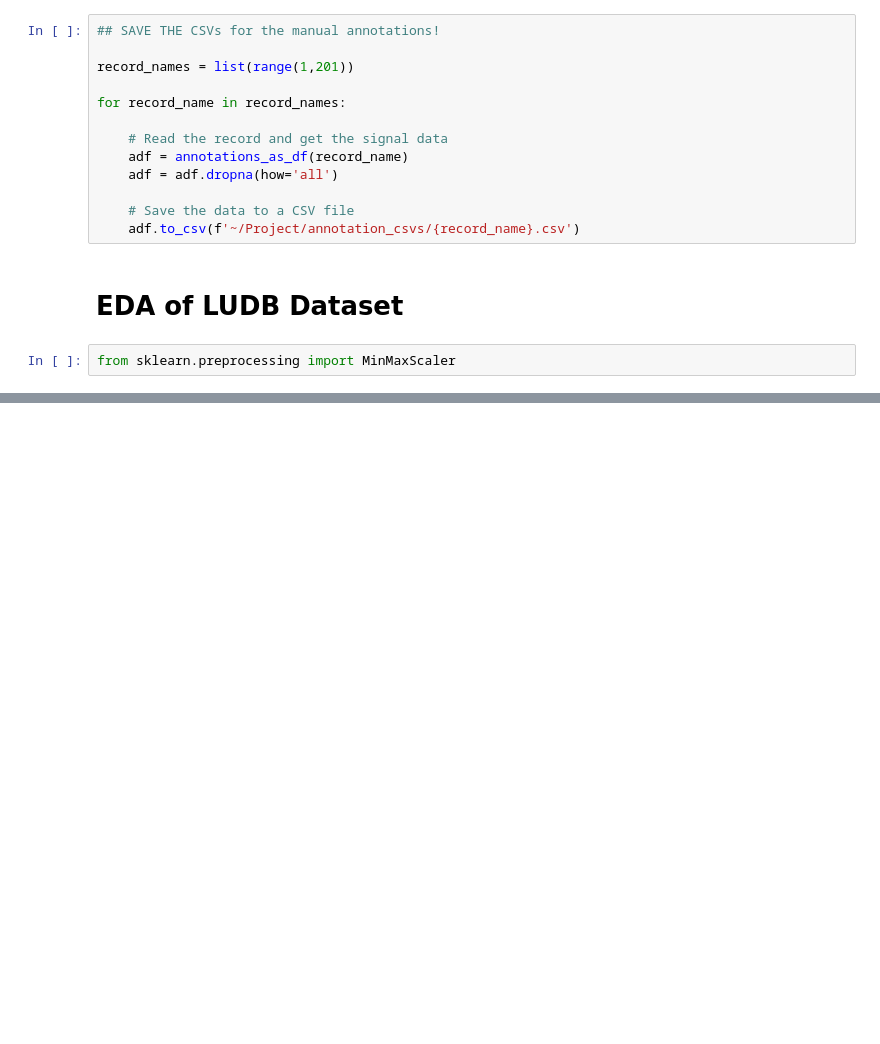
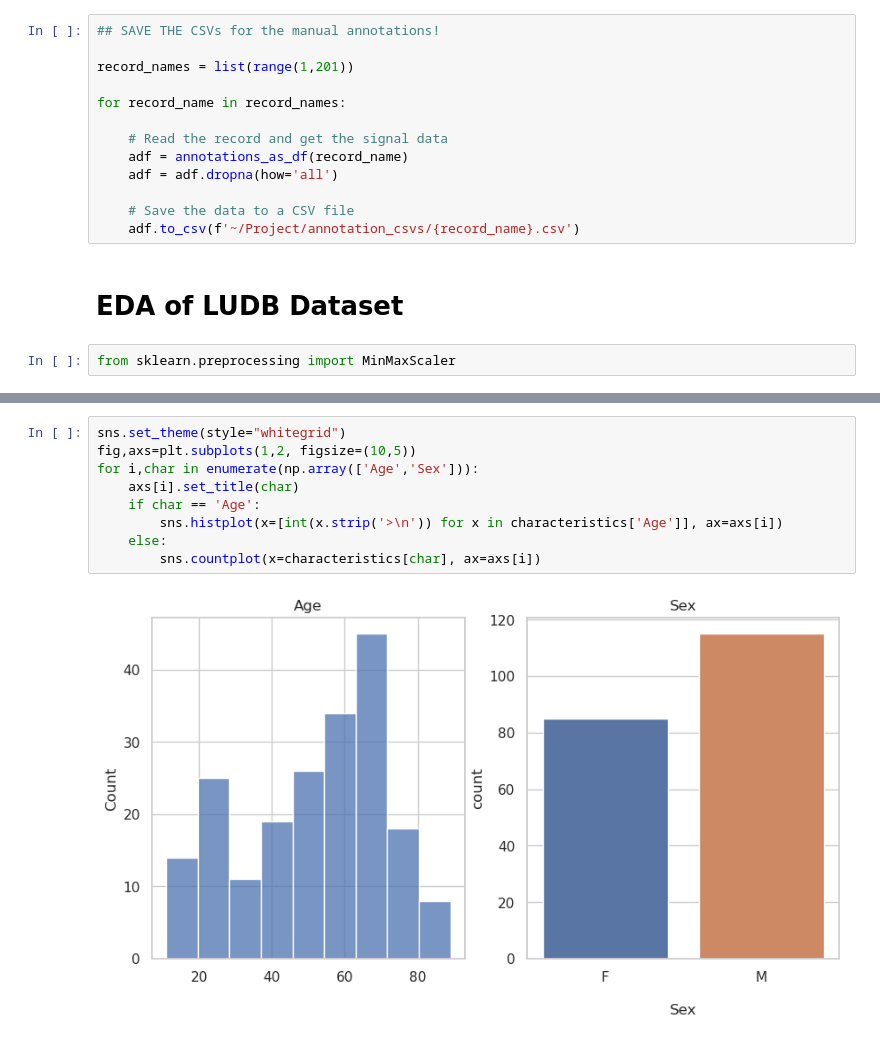
Before and after one commit to klnagoshi/group41_cs109b, a Jupyter notebook: EDA.ipynb, the cells around one changed output, grey strips where cells are left out. Saved outputs shown, nothing was run; the diff lists cells and outputs as text; blank space fills up the shorter version.

```diff
--- a/EDA.ipynb
+++ b/EDA.ipynb
@@ -114,0 +140,11 @@ for record_name in record_names:
+# %%
+sns.set_theme(style="whitegrid")
+fig,axs=plt.subplots(1,2, figsize=(10,5))
+for i,char in enumerate(np.array(['Age','Sex'])):
+    axs[i].set_title(char)
+    if char == 'Age':
+        sns.histplot(x=[int(x.strip('>\n')) for x in characteristics['Age']], ax=axs[i])
+    else:
+        sns.countplot(x=characteristics[char], ax=axs[i])
+# %% [output]
+[figure, added]
```
Also changed, not shown: parts of 11 cells of this notebook.
